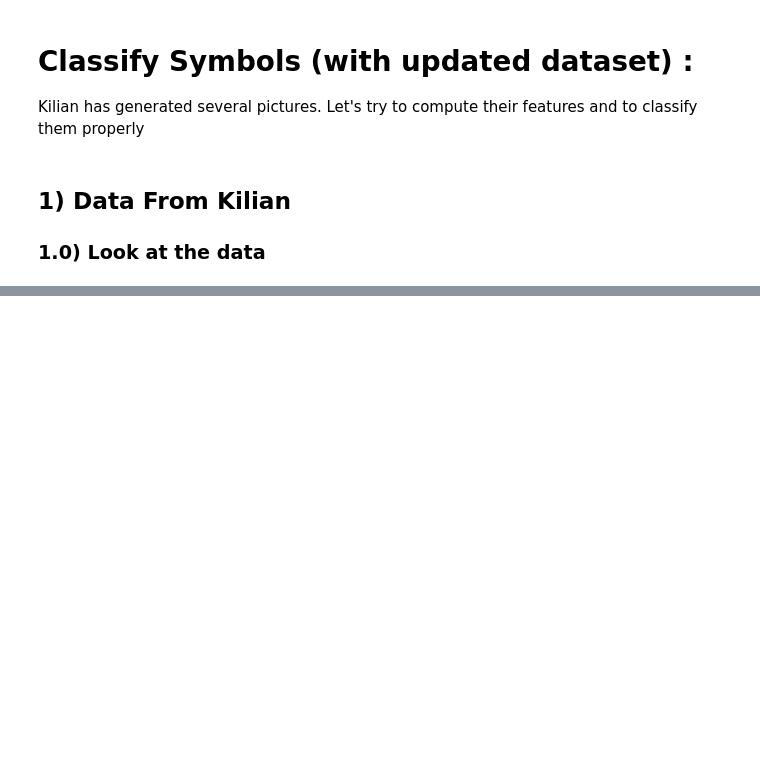
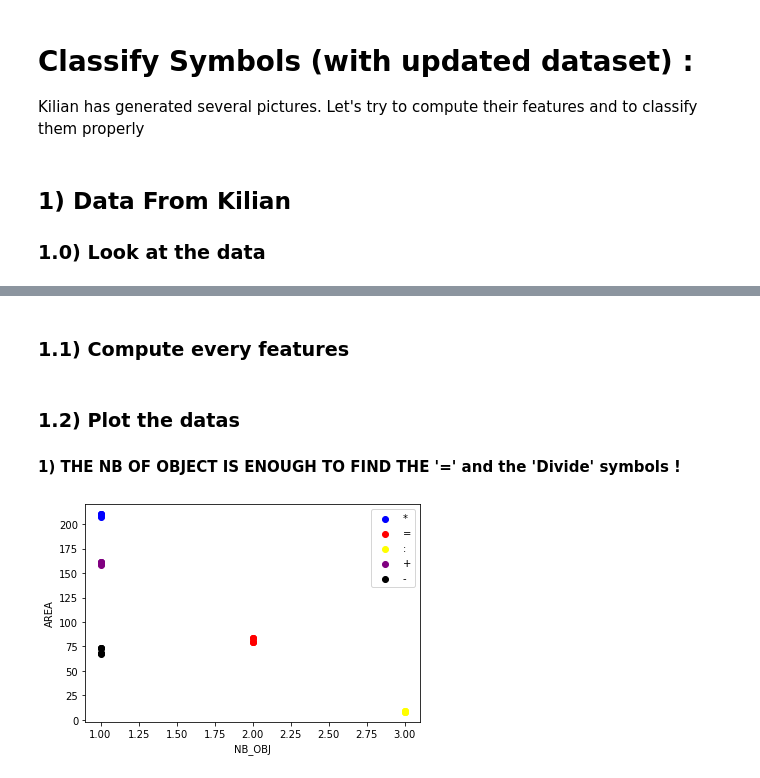
Before and after one commit to meierkilian/iapr2020_gkj, a Jupyter notebook: project/CNN/Classify_Symbols/Classify_Symbols_V4.ipynb, the cells around one changed output, grey strips where cells are left out. Drawn from its saved outputs; the diff is of its cells as text; code cells hidden in the pictures; blank space fills up the shorter version.

Commit message:
Classify Symbol Almost Done !

```diff
--- a/project/CNN/Classify_Symbols/Classify_Symbols_V4.ipynb
+++ b/project/CNN/Classify_Symbols/Classify_Symbols_V4.ipynb
@@ -143,5 +15,0 @@ plt.imshow(greyim)
-# %%
-width = greyim.shape[1]//5
-symbols = [ None for i in np.arange(5)]
-for i in np.arange(5):
-  symbols[i] = greyim[:,width*i:width*(i+1)]
@@ -256,0 +51,15 @@ for a in symbols:
+# %%
+# CREATING THE '-' PICTURES
+# Note : I'll pick the middle bar of the DIVIDE symbol to make the '-' symbol.
+for i in np.arange(nb_pic):
+  data[MINUS,i] = np.zeros(data[MINUS,i].shape)
+  beg, end = 10,20 #  7=point above appears,   [12:16]=middle bar,   22=point below appears
+  data[MINUS,i,beg:end,:] = data[DIVIDE,i,beg:end,:]
+# %%
+# --- If you want to plot now :
+#plot_pic([data[j,i] for j in np.arange(nb_symb) for i in np.arange(nb_data)])
+
+# --- Actually, let's just reshape, it's gonna be easier to plot the points :
+# --- If you want to plot after the reshape :
+data = data.reshape( (data.shape[0]*data.shape[1],data.shape[2], data.shape[3]) ).astype(bool)
+plot_pic([data[j*6+i] for j in np.arange(nb_symb) for i in np.arange(nb_pic)])
@@ -256,0 +68,29 @@ for a in symbols:
+# %% [markdown]
+### 1.1) Compute every features
+# %%
+nb_feat = 5
+FEAT = (NB_OBJ, AREA, FOURIER, PERIM, COMPACT ) = np.arange(nb_feat)
+feat_str = {NB_OBJ:'NB_OBJ', AREA : 'AREA', FOURIER : 'FOURIER_DESCRIPTOR', PERIM : 'PERIMETER', COMPACT : 'COMPACTNESS'}
+X = np.zeros( ( data.shape[0], nb_feat))  #X will contain the feature for each symbol
+
+for i in np.arange(data.shape[0]):
+  X[i,0:2] = compute_nb_objects(data[i])
+  X[i,FOURIER],_,_ = compute_feat_with_fourier_descriptor(data[i], feat_n = 1)
+  X[i,FOURIER]*=300 # to avoid normalization -->maybe remove !!!??
+  X[i,PERIM] = perimeter(data[i])
+  X[i, COMPACT] = X[i,AREA]*np.pi*4/( (X[i,PERIM]**2) )
+# %% [markdown]
+### 1.2) Plot the datas
+
+#### 1) THE NB OF OBJECT IS ENOUGH TO FIND THE '=' and the 'Divide' symbols !
+# %%
+FEAT1, FEAT2 = NB_OBJ, AREA
+colors = ['blue', 'red', 'yellow', 'purple', 'black']
+for i in np.arange(nb_symb):
+  plt.scatter(X[nb_pic*i:nb_pic*(i+1),FEAT1], X[nb_pic*i:nb_pic*(i+1),FEAT2], color=colors[i])
+plt.xlabel(feat_str[FEAT1])
+plt.ylabel(feat_str[FEAT2])
+plt.legend(("*","=",':','+','-'))
+plt.show()
+# %% [output]
+[figure, added]
```
Also changed, not shown: parts of 52 cells of this notebook, 4 other files.
